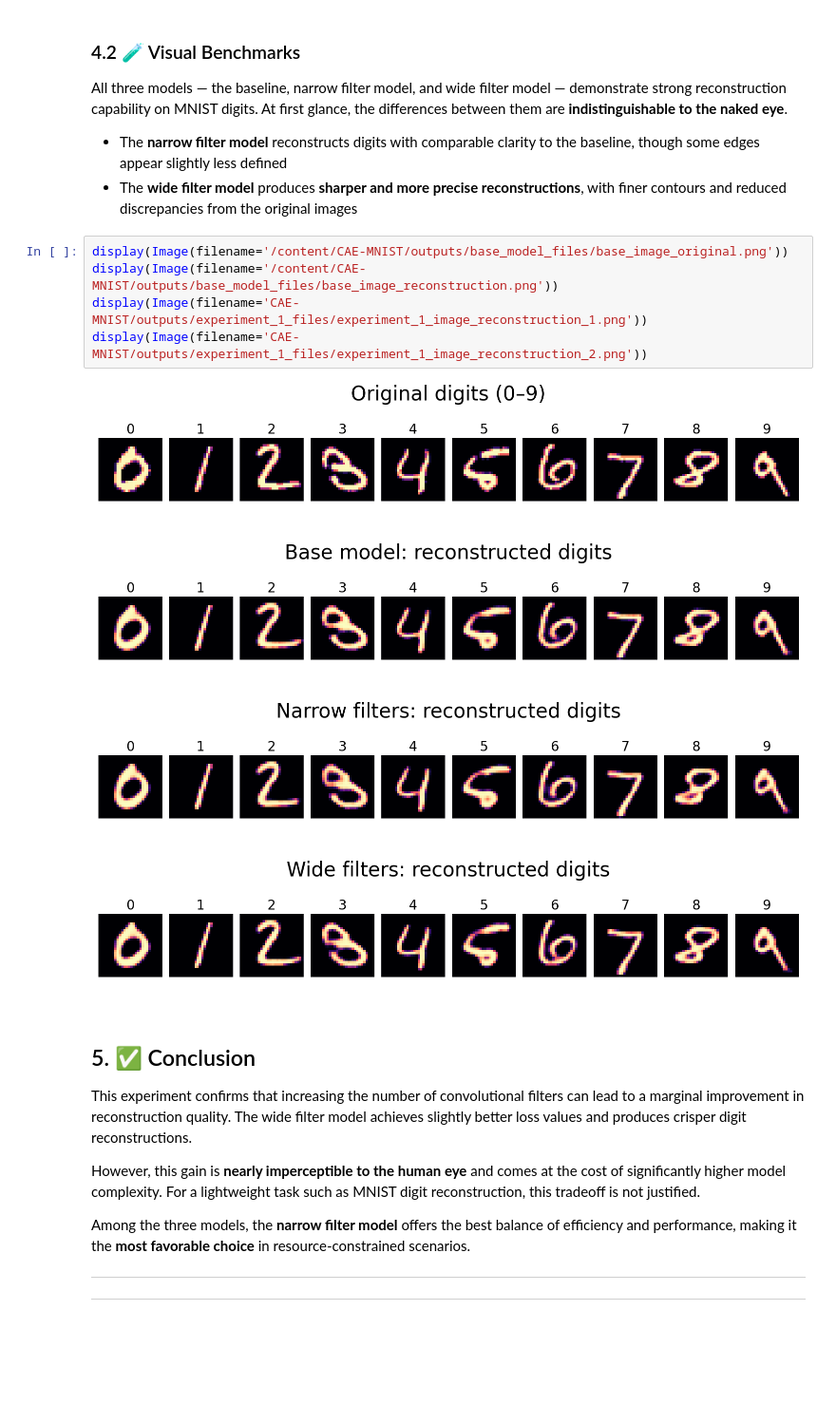
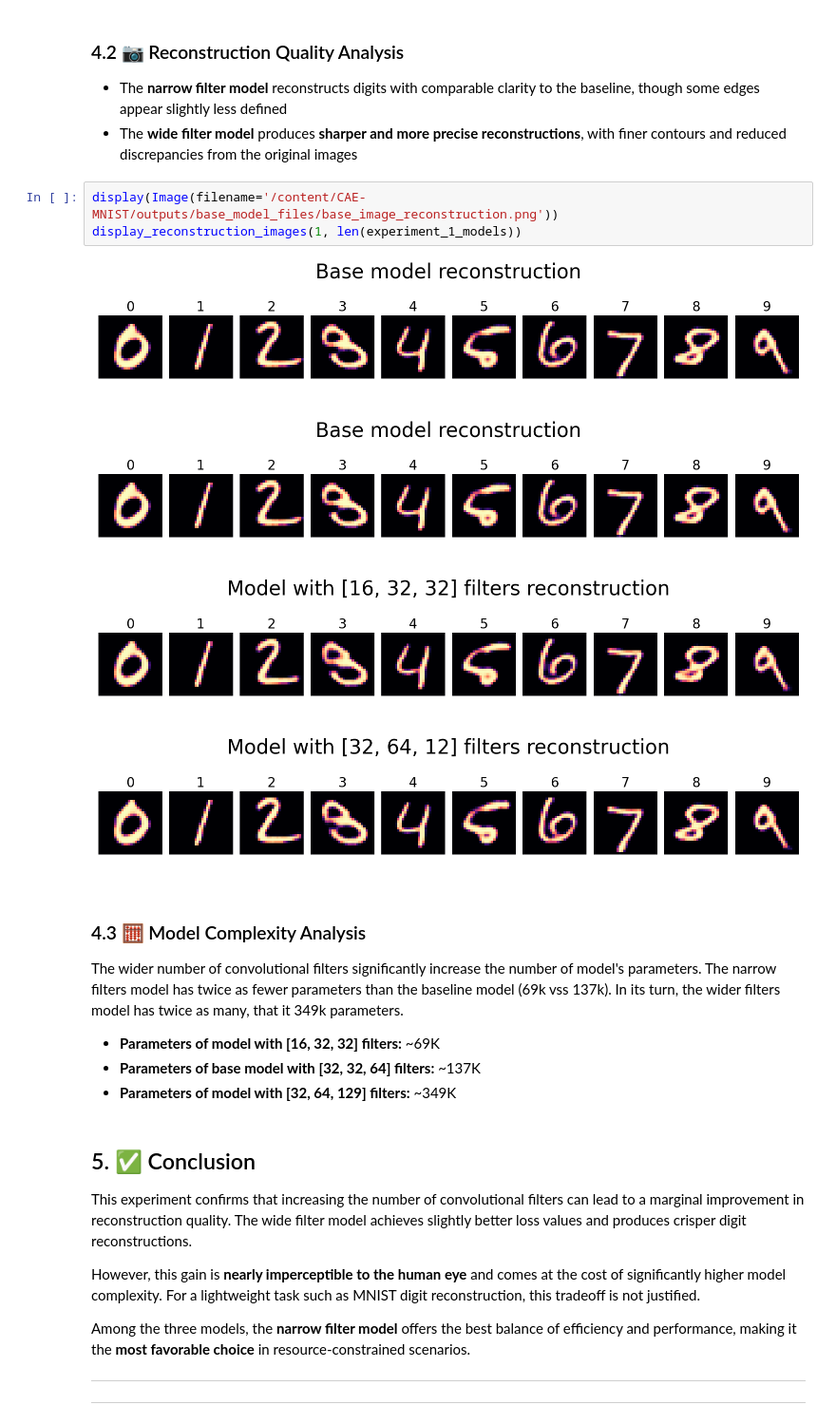
Before and after one commit to vlad-uve/CAE-MNIST, a Jupyter notebook: notebooks/CAE_experiment_1(filters).ipynb, the cells around one changed output. Shown at 95% size. Saved outputs shown, nothing was run; the diff lists cells and outputs as text; blank space fills up the shorter version.

```diff
--- a/notebooks/CAE_experiment_1(filters).ipynb
+++ b/notebooks/CAE_experiment_1(filters).ipynb
@@ -94,20 +86,23 @@ display(Image(filename="CAE-MNIST/outputs/experiment_1_files/experiment_1_image_
 # %% [markdown]
-### 4.2 🧪 Visual Benchmarks
-
-All three models — the baseline, narrow filter model, and wide filter model — demonstrate strong reconstruction capability on MNIST digits. At first glance, the differences between them are **indistinguishable to the naked eye**.
+### 4.2 📷 Reconstruction Quality Analysis
 
 - The **narrow filter model** reconstructs digits with comparable clarity to the baseline, though some edges appear slightly less defined
 - The **wide filter model** produces **sharper and more precise reconstructions**, with finer contours and reduced discrepancies from the original images
-# %%
-display(Image(filename='/content/CAE-MNIST/outputs/base_model_files/base_image_original.png'))
-display(Image(filename='/content/CAE-MNIST/outputs/base_model_files/base_image_reconstruction.png'))
-display(Image(filename='CAE-MNIST/outputs/experiment_1_files/experiment_1_image_reconstruction_1.png'))
-display(Image(filename='CAE-MNIST/outputs/experiment_1_files/experiment_1_image_reconstruction_2.png'))
-# %% [output]
-[figure, removed]
-[figure, removed]
-[figure, removed]
-[figure, removed]
+# %%
+display(Image(filename='/content/CAE-MNIST/outputs/base_model_files/base_image_reconstruction.png'))
+display_reconstruction_images(1, len(experiment_1_models))
+# %% [output]
+[figure, added]
+[figure, added]
+[figure, added]
+[figure, added]
+# %% [markdown]
+### 4.3 🧮 Model Complexity Analysis
+The wider number of convolutional filters significantly increase the number of model's parameters. The narrow filters model has twice as fewer parameters than the baseline model (69k vss 137k). In its turn, the wider filters model has twice as many, that it 349k parameters.
+
+- **Parameters of model with [16, 32, 32] filters:** ~69K
+- **Parameters of base model with [32, 32, 64] filters:** ~137K
+- **Parameters of model with [32, 64, 129] filters:** ~349K
 # %% [markdown]
 ## 5. ✅ Conclusion
 
```
Also changed, not shown: parts of 16 cells of this notebook.
